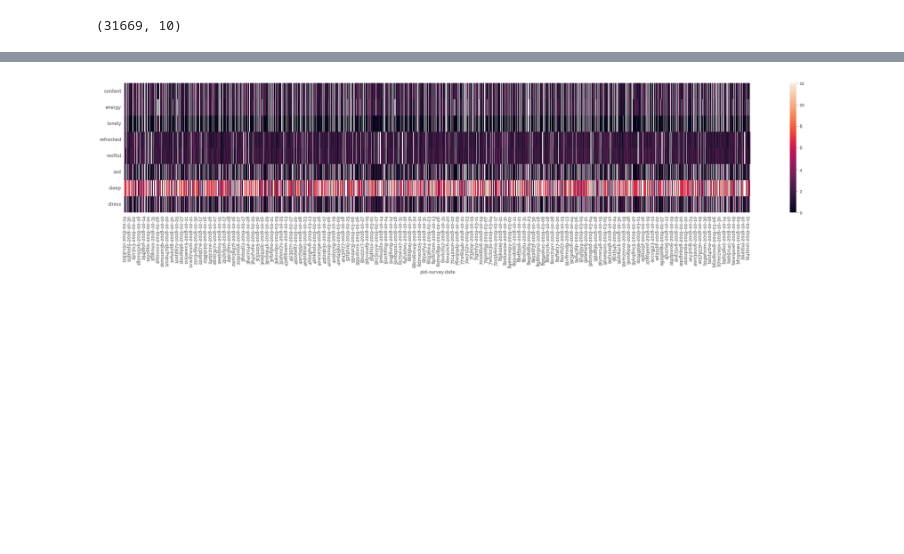
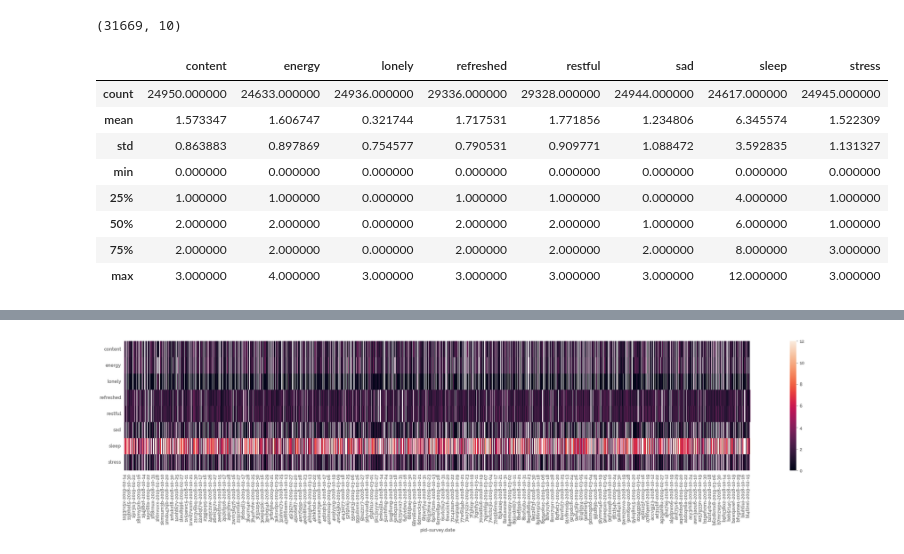
Before and after one commit to jameshtwose/example_deliverables, a Jupyter notebook: ema_EDA.ipynb, the cells around one changed output, grey strips where cells are left out. Drawn from its saved outputs; the diff is of its cells as text; code cells hidden in the pictures; blank space fills up the shorter version.

```diff
--- a/ema_EDA.ipynb
+++ b/ema_EDA.ipynb
@@ -22,3 +22,15 @@ display(df.head()); df.shape
 | 3 | 1193rv5x | 2019-02-17 | 1.0 | 1.0 | 3.0 | 2.0 | 2.0 | 3.0 | 9.0 | 2.0 |
 | 4 | 1193rv5x | 2019-02-18 | 3.0 | 3.0 | 1.0 | 1.0 | 2.0 | 1.0 | 5.0 | 1.0 |
 (31669, 10)
+# %%
+df.describe()
+# %% [output]
+|  | content | energy | lonely | refreshed | restful | sad | sleep | stress |
+| count | 24950.000000 | 24633.000000 | 24936.000000 | 29336.000000 | 29328.000000 | 24944.000000 | 24617.000000 | 24945.000000 |
+| mean | 1.573347 | 1.606747 | 0.321744 | 1.717531 | 1.771856 | 1.234806 | 6.345574 | 1.522309 |
+| std | 0.863883 | 0.897869 | 0.754577 | 0.790531 | 0.909771 | 1.088472 | 3.592835 | 1.131327 |
+| min | 0.000000 | 0.000000 | 0.000000 | 0.000000 | 0.000000 | 0.000000 | 0.000000 | 0.000000 |
+| 25% | 1.000000 | 1.000000 | 0.000000 | 1.000000 | 1.000000 | 0.000000 | 4.000000 | 1.000000 |
+| 50% | 2.000000 | 2.000000 | 0.000000 | 2.000000 | 2.000000 | 1.000000 | 6.000000 | 1.000000 |
+| 75% | 2.000000 | 2.000000 | 0.000000 | 2.000000 | 2.000000 | 2.000000 | 8.000000 | 3.000000 |
+| max | 3.000000 | 4.000000 | 3.000000 | 3.000000 | 3.000000 | 3.000000 | 12.000000 | 3.000000 |
```
Also changed, not shown: parts of 3 cells of this notebook, 21 other files.
